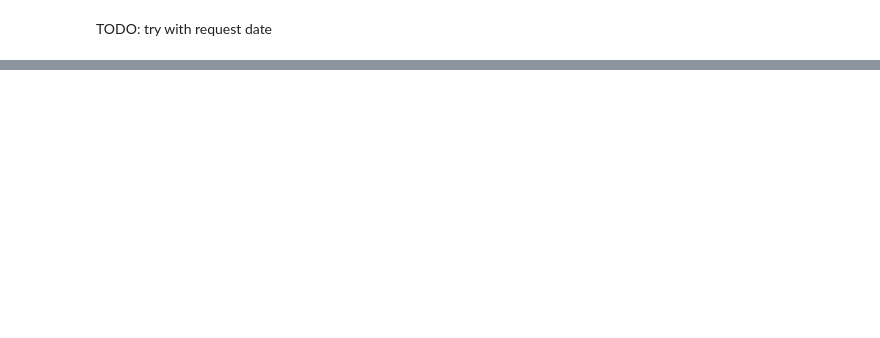
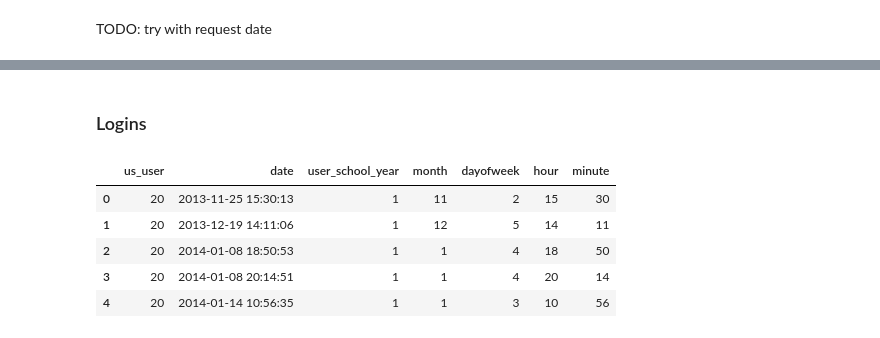
Before and after one commit to pietroairaghi/dualt_analysis, a Jupyter notebook: notebooks/Descriptive stats.ipynb, the cells around one changed output, grey strips where cells are left out. Saved outputs shown, nothing was run; the diff lists cells and outputs as text; code cells hidden in the pictures; blank space fills up the shorter version.

```diff
--- a/notebooks/Descriptive stats.ipynb
+++ b/notebooks/Descriptive stats.ipynb
@@ -168,0 +275,14 @@ column.plot()
+# %% [markdown]
+### Logins
+# %%
+df_students_logins = pd.read_csv(f"{data_folder}students_logins.csv")\
+                        .drop(['ut_user_type','start_semester','start_year'],axis=1)
+df_students_logins['date'] = df_students_logins['date'].astype('datetime64')
+df_students_logins.head()
+# %% [output]
+|  | us_user | date | user_school_year | month | dayofweek | hour | minute |
+| 0 | 20 | 2013-11-25 15:30:13 | 1 | 11 | 2 | 15 | 30 |
+| 1 | 20 | 2013-12-19 14:11:06 | 1 | 12 | 5 | 14 | 11 |
+| 2 | 20 | 2014-01-08 18:50:53 | 1 | 1 | 4 | 18 | 50 |
+| 3 | 20 | 2014-01-08 20:14:51 | 1 | 1 | 4 | 20 | 14 |
+| 4 | 20 | 2014-01-14 10:56:35 | 1 | 1 | 3 | 10 | 56 |
```
Also changed, not shown: parts of 33 cells of this notebook, 4 other files.
